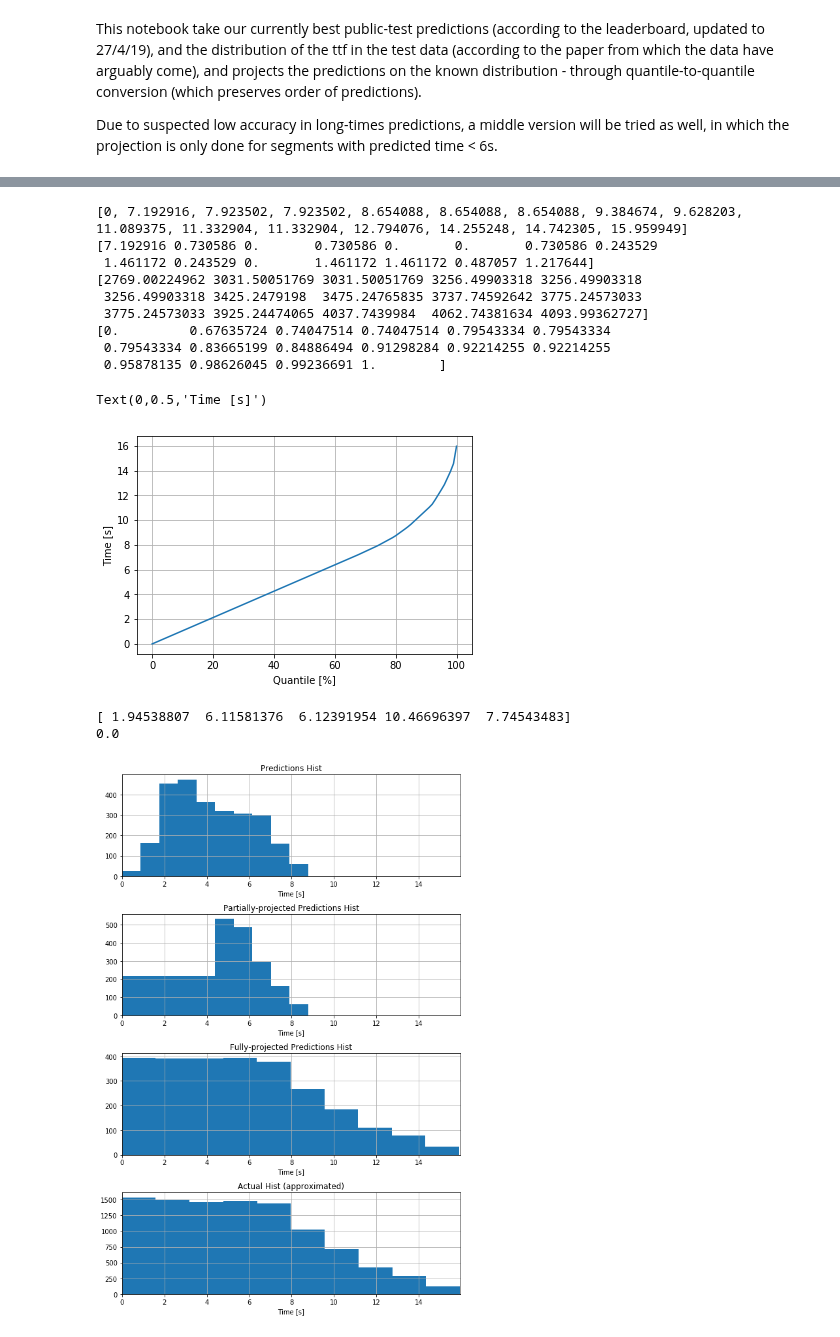
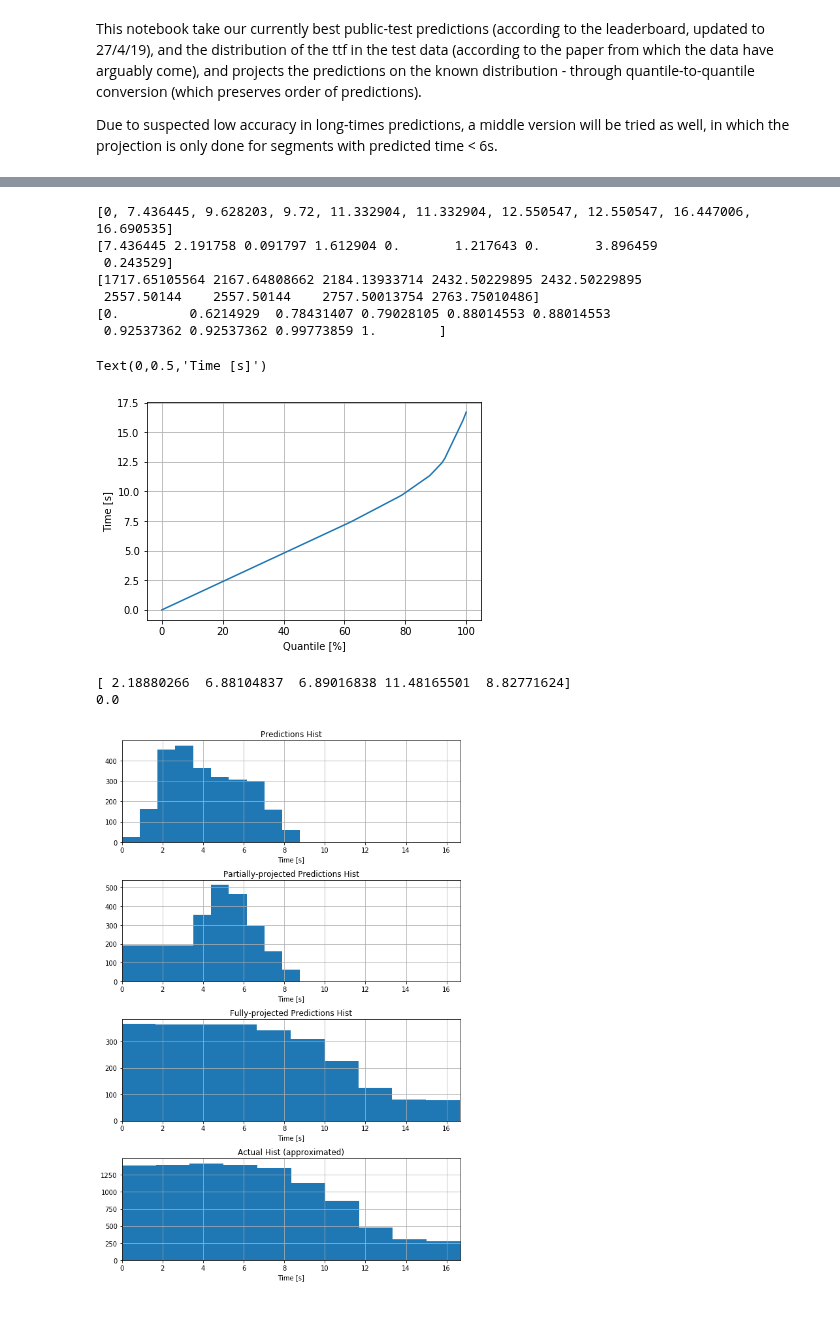
Before and after one commit to ido90/Earthquakes, a Jupyter notebook: Fitting Test Distribution.ipynb, the cells around one changed output, grey strips where cells are left out. Drawn from its saved outputs; the diff is of its cells as text; code cells hidden in the pictures.

Commit message:
Projector class

```diff
--- a/Fitting Test Distribution.ipynb
+++ b/Fitting Test Distribution.ipynb
@@ -49,11 +49,3 @@ dtypes: float64(1), object(1)
 50%           3.952185
 75%           5.743191
 max           8.780548
-# %%
-# sort data
-print(df.time_to_failure.sort_values().head())
-ids = np.array(df.time_to_failure.sort_values().index.values, dtype='int16')
-df['i'] = 0
-df.iloc[ids,2] = tuple(range(n))
-print(df.head())
-print(df.iloc[1402,:])
@@ -120,22 +95,23 @@ class Projector:
         y2 = self.lengths[i_seg]
         return y1 + (q-x1)*(y2-y1)/(x2-x1)
 
-    def project_preds(self, ids, preds, thres=np.inf):
+    def project_preds(self, preds, thres=np.inf):
+        n = len(preds)
+        ids = pd.Series(np.zeros(n))
+        ids.iloc[np.array(preds.sort_values().index.values, dtype='int16')] = range(n)
         qs = ids / len(ids)
         return np.array([self.q2t(q) if pred<thres and self.q2t(q)<thres else pred
                          for q,pred in zip(qs,preds)])
 # %%
-p = Projector(group='train', verbose=True)
+p = Projector(group='test', verbose=True)
 # %% [output]
-[0, 7.192916, 7.923502, 7.923502, 8.654088, 8.654088, 8.654088, 9.384674, 9.628203, 11.089375, 11.332904, 11.332904, 12.794076, 14.255248, 14.742305, 15.959949]
-[7.192916 0.730586 0.       0.730586 0.       0.       0.730586 0.243529
- 1.461172 0.243529 0.       1.461172 1.461172 0.487057 1.217644]
-[2769.00224962 3031.50051769 3031.50051769 3256.49903318 3256.49903318
- 3256.49903318 3425.2479198  3475.24765835 3737.74592642 3775.24573033
- 3775.24573033 3925.24474065 4037.7439984  4062.74381634 4093.99362727]
-[0.         0.67635724 0.74047514 0.74047514 0.79543334 0.79543334
- 0.79543334 0.83665199 0.84886494 0.91298284 0.92214255 0.92214255
- 0.95878135 0.98626045 0.99236691 1.        ]
+[0, 7.436445, 9.628203, 9.72, 11.332904, 11.332904, 12.550547, 12.550547, 16.447006, 16.690535]
+[7.436445 2.191758 0.091797 1.612904 0.       1.217643 0.       3.896459
+ 0.243529]
+[1717.65105564 2167.64808662 2184.13933714 2432.50229895 2432.50229895
+ 2557.50144    2557.50144    2757.50013754 2763.75010486]
+[0.         0.6214929  0.78431407 0.79028105 0.88014553 0.88014553
+ 0.92537362 0.92537362 0.99773859 1.        ]
 # %%
 plt.plot(range(101), [p.q2t(i/100) for i in range(101)])
 plt.grid()
@@ -143,32 +119,32 @@ plt.xlabel('Quantile [%]')
 plt.ylabel('Time [s]')
 # %% [output]
 Text(0,0.5,'Time [s]')
-[figure, old version]
+[figure, new version]
 # %%
 # project predictions on test distribution
-y_full = p.project_preds(df.i, df.time_to_failure)
-y_part = p.project_preds(df.i, df.time_to_failure, 6)
+y_full = p.project_preds(df.time_to_failure)
+y_part = p.project_preds(df.time_to_failure, 6)
 
 print(y_full[:5])
 print(y_full[1402])
 
 fig, axs = plt.subplots(4,1, figsize=(8,12))
 axs[0].hist(df.time_to_failure)
 axs[1].hist(y_part)
 axs[2].hist(y_full)
 axs[3].hist([p.q2t(x) for x in np.random.random(int(1e4))])
 titles = ('Predictions Hist','Partially-projected Predictions Hist','Fully-projected Predictions Hist',
           'Actual Hist (approximated)')
 for i,ax in enumerate(axs):
     ax.set_xlim(p.lengths[0],p.lengths[-1])
     ax.grid()
     ax.set_xlabel('Time [s]')
     ax.set_title(titles[i])
 plt.tight_layout()
 # %% [output]
-[ 1.94538807  6.11581376  6.12391954 10.46696397  7.74543483]
+[ 2.18880266  6.88104837  6.89016838 11.48165501  8.82771624]
 0.0
-[figure, old version]
+[figure, new version]
 # %%
 # save new submissions
 pd.DataFrame({'seg_id':df.seg_id, 'time_to_failure':y_full}).to_csv(path/'sub_fully_projected.csv', index=False)
```
Also changed, not shown: parts of 1 cell of this notebook.
